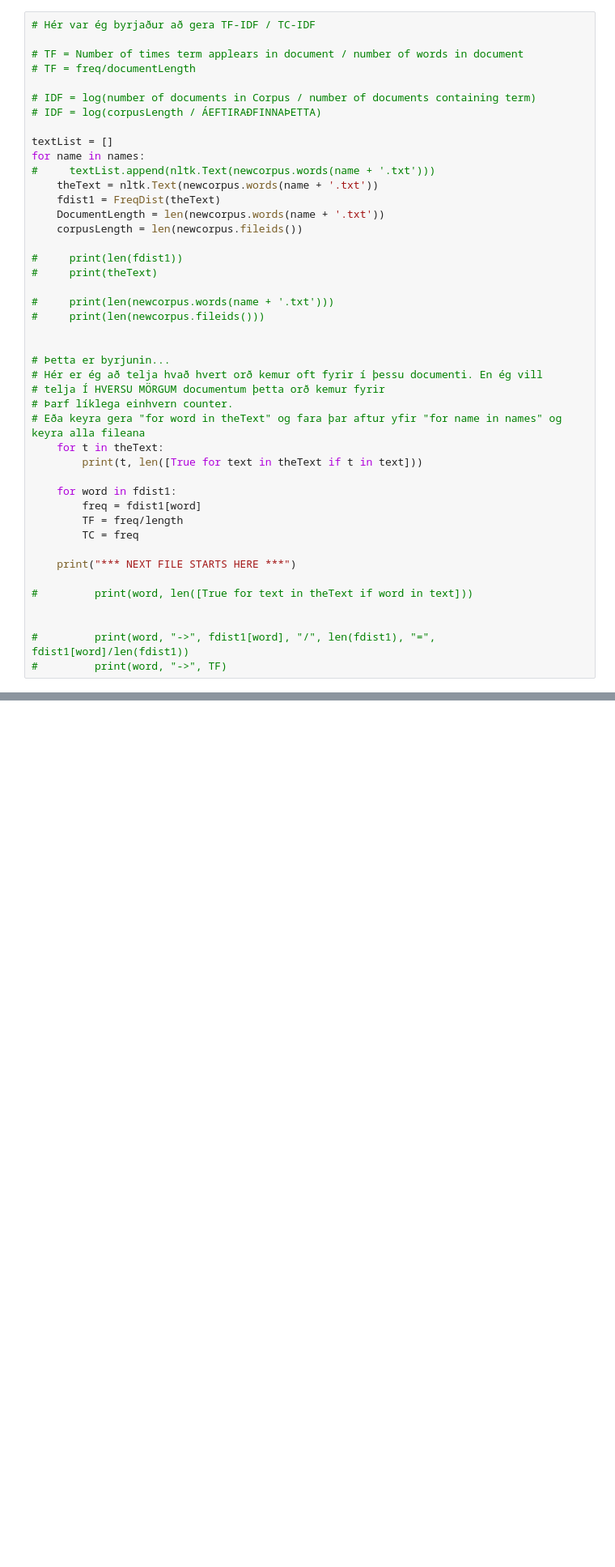
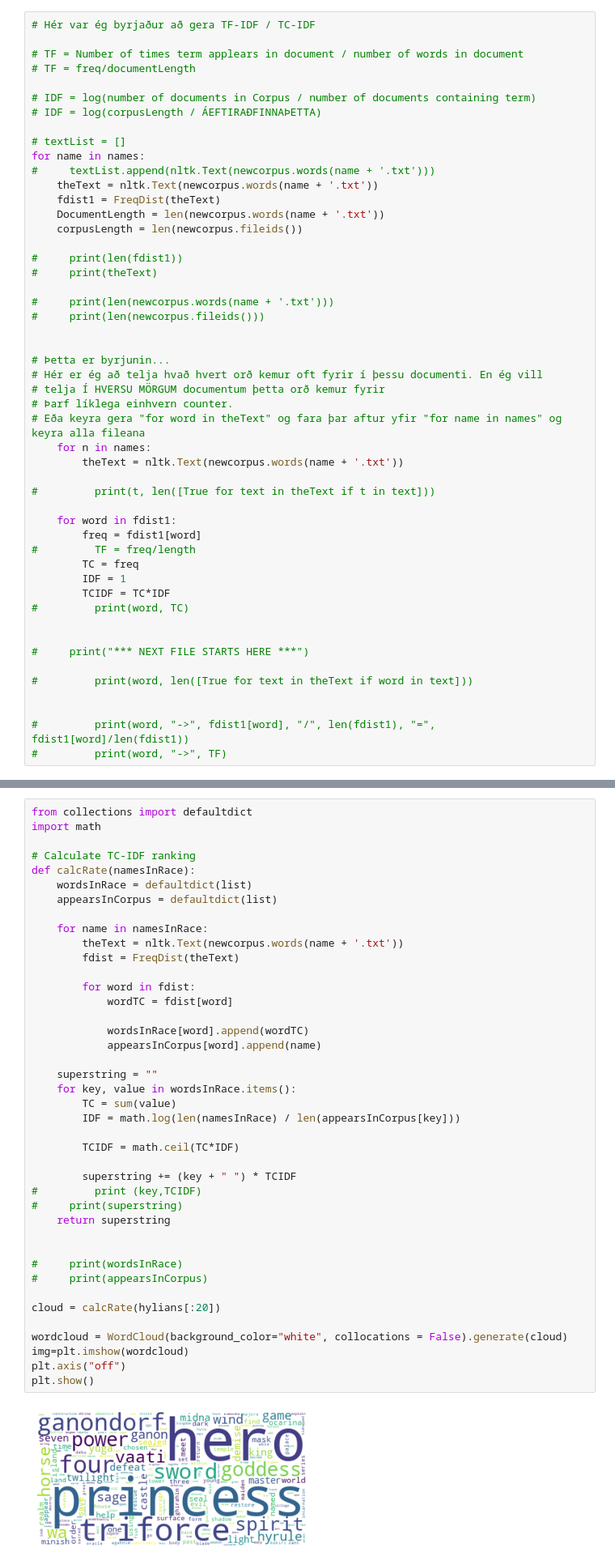
Before and after one commit to BerglindLilja/DataQueens, a Jupyter notebook: Anton/Week 6 copy.ipynb, the cells around one changed output, grey strips where cells are left out. Shown: that part at 81% size. Saved outputs shown, nothing was run; the diff lists cells and outputs as text; blank space fills up the shorter version.

```diff
--- a/Anton/Week 6 copy.ipynb
+++ b/Anton/Week 6 copy.ipynb
@@ -266,7 +253,7 @@ for name in names:
 # IDF = log(number of documents in Corpus / number of documents containing term)
 # IDF = log(corpusLength / ÁEFTIRAÐFINNAÞETTA)
 
-textList = []
+# textList = []
 for name in names:
 #     textList.append(nltk.Text(newcorpus.words(name + '.txt')))
     theText = nltk.Text(newcorpus.words(name + '.txt'))
@@ -286,15 +273,21 @@ for name in names:
 # telja Í HVERSU MÖRGUM documentum þetta orð kemur fyrir
 # Þarf líklega einhvern counter.
 # Eða keyra gera "for word in theText" og fara þar aftur yfir "for name in names" og keyra alla fileana
-    for t in theText:
-        print(t, len([True for text in theText if t in text]))
+    for n in names:
+        theText = nltk.Text(newcorpus.words(name + '.txt'))
+
+#         print(t, len([True for text in theText if t in text]))
 
     for word in fdist1:
         freq = fdist1[word]
-        TF = freq/length
+#         TF = freq/length
         TC = freq
+        IDF = 1
+        TCIDF = TC*IDF
+#         print(word, TC)
 
-    print("*** NEXT FILE STARTS HERE ***")
+
+#     print("*** NEXT FILE STARTS HERE ***")
 
 #         print(word, len([True for text in theText if word in text]))
 
@@ -323,3 +297,46 @@ NameError: name 'length' is not defined
+# %%
+from collections import defaultdict
+import math
+
+# Calculate TC-IDF ranking
+def calcRate(namesInRace):
+    wordsInRace = defaultdict(list)
+    appearsInCorpus = defaultdict(list)
+
+    for name in namesInRace:
+        theText = nltk.Text(newcorpus.words(name + '.txt'))
+        fdist = FreqDist(theText)
+
+        for word in fdist:
+            wordTC = fdist[word]
+
+            wordsInRace[word].append(wordTC)
+            appearsInCorpus[word].append(name)
+
+    superstring = ""
+    for key, value in wordsInRace.items():
+        TC = sum(value)
+        IDF = math.log(len(namesInRace) / len(appearsInCorpus[key]))
+
+        TCIDF = math.ceil(TC*IDF)
+
+        superstring += (key + " ") * TCIDF
+#         print (key,TCIDF)
+#     print(superstring)
+    return superstring
+
+
+#     print(wordsInRace)
+#     print(appearsInCorpus)
+
+cloud = calcRate(hylians[:20])
+
+wordcloud = WordCloud(background_color="white", collocations = False).generate(cloud)
+img=plt.imshow(wordcloud)
+plt.axis("off")
+plt.show()
+# %% [output]
+[figure, added]
 # %%
 print("Numer of elements in dataframe:", len(df_characters))
 print ("Number of unique races in dataframe:", len(df_characters['Race'].unique()))
```
Also changed, not shown: parts of 6 cells of this notebook.
